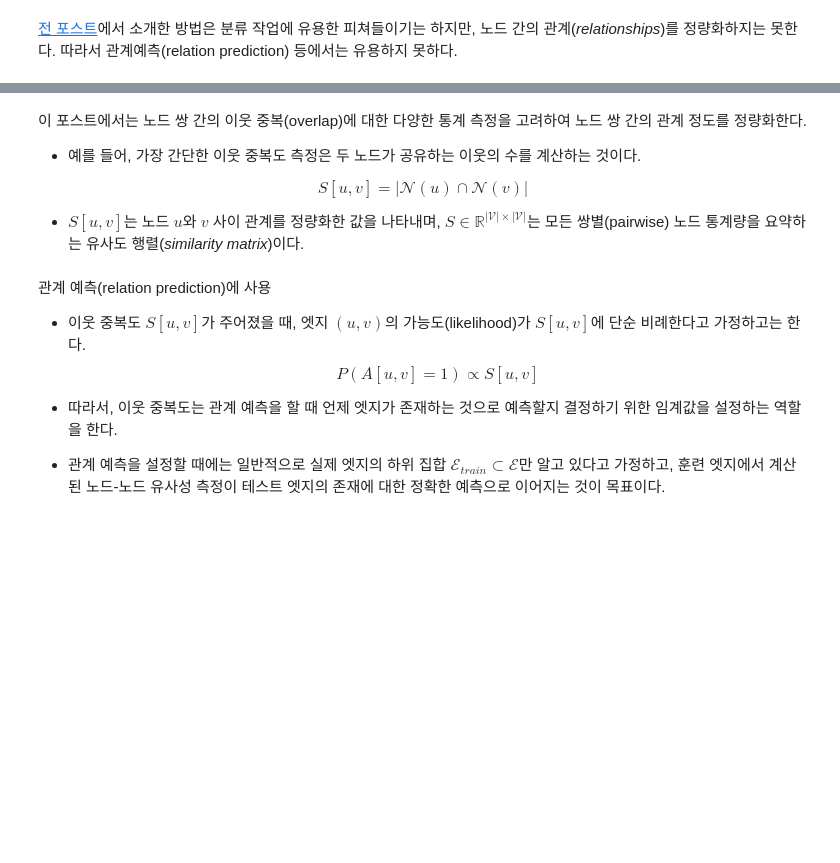
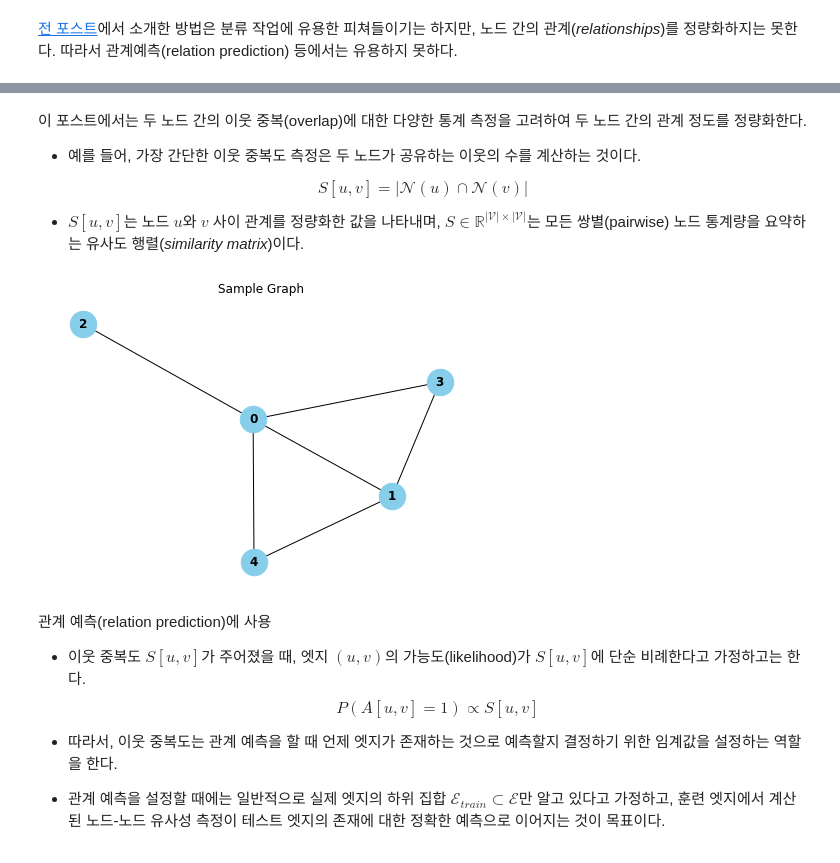
Before and after one commit to jo-cho/FinBlog, a Jupyter notebook: posts/machine_learning/GRL_02_2.ipynb, the cells around one changed output, grey strips where cells are left out. Saved outputs shown, nothing was run; the diff lists cells and outputs as text; code cells hidden in the pictures; blank space fills up the shorter version.

```diff
--- a/posts/machine_learning/GRL_02_2.ipynb
+++ b/posts/machine_learning/GRL_02_2.ipynb
@@ -19,12 +17,29 @@ Hamilton,W.L. *Graph Representation Learning*. 2020
 
 > Figure 2.3 in Hamilton,*Graph Representation Learning*. 2020: Full graph와 학습을 위한 subsampled graph
 # %% [markdown]
-이 포스트에서는 노드 쌍 간의 이웃 중복(overlap)에 대한 다양한 통계 측정을 고려하여 노드 쌍 간의 관계 정도를 정량화한다.
+이 포스트에서는 두 노드 간의 이웃 중복(overlap)에 대한 다양한 통계 측정을 고려하여 두 노드 간의 관계 정도를 정량화한다.
 - 예를 들어, 가장 간단한 이웃 중복도 측정은 두 노드가 공유하는 이웃의 수를 계산하는 것이다.
 
 $$S[u,v] = | \mathcal{N}(u) \cap \mathcal{N}(v) |$$
 
 - $S[u,v]$는 노드 $u$와 $v$ 사이 관계를 정량화한 값을 나타내며, $S \in \mathbb{R}^{|\mathcal{V}| \times |\mathcal{V}|}$는 모든 쌍별(pairwise) 노드 통계량을 요약하는 유사도 행렬(*similarity matrix*)이다.
+# %%
+import networkx as nx
+import numpy as np
+import matplotlib.pyplot as plt
+
+# Sample graph 생성
+n = 5  # 노드 개수
+m = 2    # 새로운 노드에 연결되는 엣지 수
+G = nx.barabasi_albert_graph(n, m)
+# 시각화
+pos = nx.spring_layout(G)  # 그래프 레이아웃 정의
+# 노드 및 엣지 그리기
+nx.draw(G, pos, with_labels=True, node_size=700, node_color="skyblue", font_size=12, font_weight="bold")
+plt.title("Sample Graph")
+plt.show()
+# %% [output]
+[figure, added]
 # %% [markdown]
 관계 예측(relation prediction)에 사용
 
```
Also changed, not shown: parts of 6 cells of this notebook, 23 other files.
